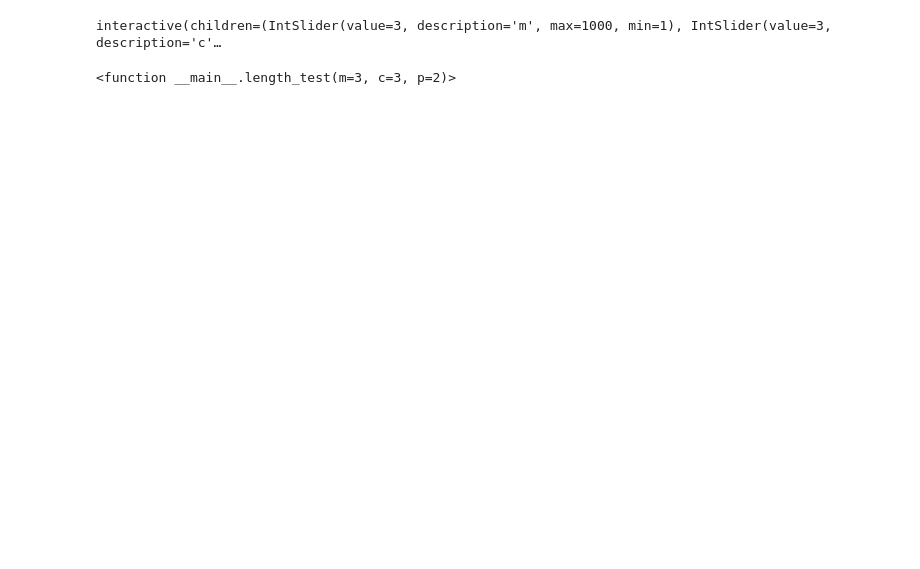
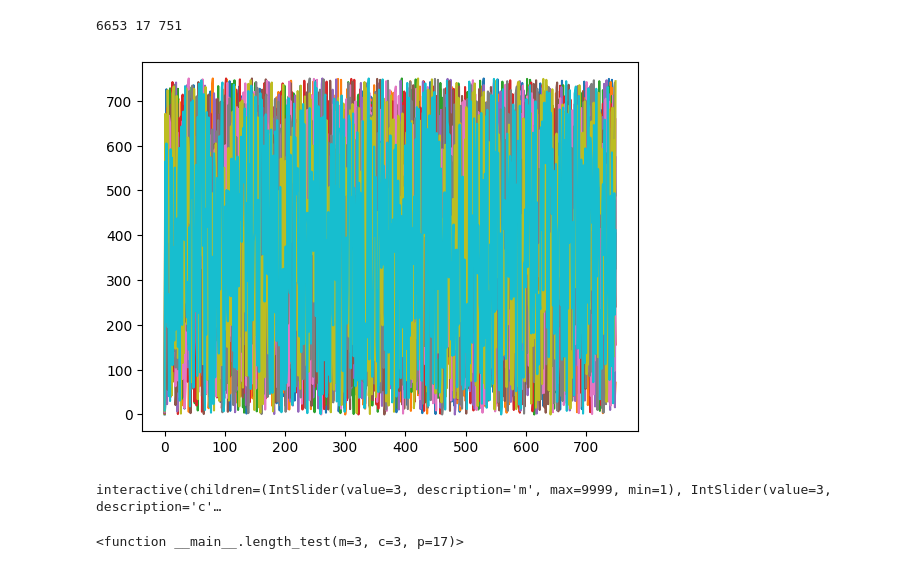
Before and after one commit to ShipilovS/InfSecTasks, a Jupyter notebook: lab3.ipynb, the cells around one changed output. Cells and saved outputs as stored; diff of their text form; code cells hidden in the pictures; blank space fills up the shorter version.

```diff
--- a/lab3.ipynb
+++ b/lab3.ipynb
@@ -7,22 +8,59 @@ def X(x, m, c, p):
     # print(f"{x}*{m}({x*m}) + {c})({x*m + c}) % m === {(x*m + c) % p}")
     return (x*m + c) % p
 
+def prime_number():
+    prime_numbers = []
+    lower = 2
+    upper = 19997
+    for num in range(lower, upper + 1):
+        for i in range(2, num):
+            if (num % i) == 0:
+                break
+        else:
+            prime_numbers.append(num)
+    return prime_numbers
+
+
+# def lehmer_generator(u_0, m, c, p):
+#     R = [u_0 / p]
+#     u_i = [u_0]
+#     while (len(np.unique(u_i)) < 1000) and (len(np.unique(u_i)) == len(u_i)):
+#         temp = X(u_i[-1], m, c, p)
+#         R.append(temp / p)
+#         u_i.append(temp)
+#     return u_i, R
 
 def lehmer_generator(u_0, m, c, p):
+    u_i = [u_0]
     R = [u_0 / p]
-    u_i = [u_0]
-    while (len(np.unique(u_i)) < 1000) and (len(np.unique(u_i)) == len(u_i)):
-        temp = X(u_i[-1], m, c, p)
+
+    temp = X(u_i[-1], m, c, p)
+    # while (len(np.unique(u_i)) < 1000) and (len(np.unique(u_i)) == len(u_i)):
+    while temp not in u_i:
         R.append(temp / p)
         u_i.append(temp)
+        temp = X(u_i[-1], m, c, p)
     return u_i, R
 
-def length_test(m=3, c=3, p=2):
-    for u_0 in range(1001):
+def length_test(m=3, c=3, p=17):
+    for u_0 in range(10000):
         u_values, r_values = lehmer_generator(u_0, m, c, p)
+        # if len(u_values) >= 999:
+        #     print(f"при u_0 = {u_0}, m = {m}, c = {c}, p = {p} len = {len(u_values)}")
+        # print(u_values)
         plt.plot(u_values)
+        # plt.scatter(np.linspace(0, len(u_values), len(u_values)), u_values)
+# %%
+m = random.choice(prime_number())
+c = 17
+p = random.choice(prime_number())
+length_test(m, c, p)
+print(m, c, p)
+# %% [output]
+6653 17 751
+[figure, added]
 # %%
-interact(length_test, m = (1, 1000), c = (1, 1000), p = (1, 1000))
+interact(length_test, m = (1, 9999), c = (0, 1000), p = (1, 9999))
 # %% [output]
-interactive(children=(IntSlider(value=3, description='m', max=1000, min=1), IntSlider(value=3, description='c'…
+interactive(children=(IntSlider(value=3, description='m', max=9999, min=1), IntSlider(value=3, description='c'…
-<function __main__.length_test(m=3, c=3, p=2)>
+<function __main__.length_test(m=3, c=3, p=17)>
```
Also changed, not shown: parts of 1 cell of this notebook, 1 other file.
